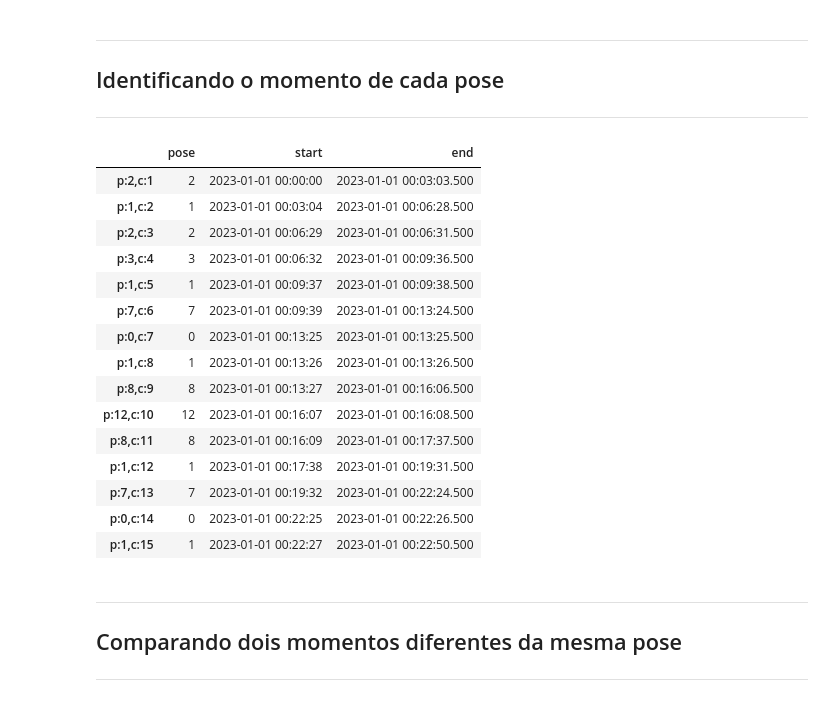
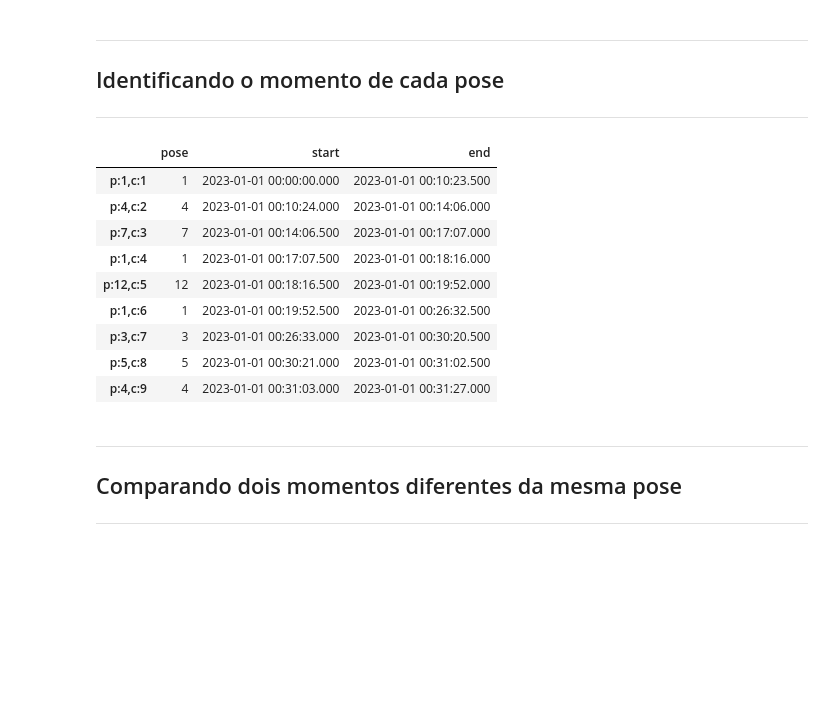
Before and after one commit to Posture-Analytics/SmartChair-ML, a Jupyter notebook: analise_postural.ipynb, the cells around one changed output. Cells and saved outputs as stored; diff of their text form; code cells hidden in the pictures; blank space fills up the shorter version.

```diff
--- a/analise_postural.ipynb
+++ b/analise_postural.ipynb
@@ -57,22 +57,16 @@ for key, df in DFS.items():
     # save the dataframe
     DFS_POSES_DURATIONS[key] = dfs
 # %%
-DFS_POSES_DURATIONS['bru_li']
+DFS_POSES_DURATIONS['lag_li']
 # %% [output]
 |  | pose | start | end |
-| p:2,c:1 | 2 | 2023-01-01 00:00:00 | 2023-01-01 00:03:03.500 |
-| p:1,c:2 | 1 | 2023-01-01 00:03:04 | 2023-01-01 00:06:28.500 |
-| p:2,c:3 | 2 | 2023-01-01 00:06:29 | 2023-01-01 00:06:31.500 |
-| p:3,c:4 | 3 | 2023-01-01 00:06:32 | 2023-01-01 00:09:36.500 |
-| p:1,c:5 | 1 | 2023-01-01 00:09:37 | 2023-01-01 00:09:38.500 |
-| p:7,c:6 | 7 | 2023-01-01 00:09:39 | 2023-01-01 00:13:24.500 |
-| p:0,c:7 | 0 | 2023-01-01 00:13:25 | 2023-01-01 00:13:25.500 |
-| p:1,c:8 | 1 | 2023-01-01 00:13:26 | 2023-01-01 00:13:26.500 |
-| p:8,c:9 | 8 | 2023-01-01 00:13:27 | 2023-01-01 00:16:06.500 |
-| p:12,c:10 | 12 | 2023-01-01 00:16:07 | 2023-01-01 00:16:08.500 |
-| p:8,c:11 | 8 | 2023-01-01 00:16:09 | 2023-01-01 00:17:37.500 |
-| p:1,c:12 | 1 | 2023-01-01 00:17:38 | 2023-01-01 00:19:31.500 |
-| p:7,c:13 | 7 | 2023-01-01 00:19:32 | 2023-01-01 00:22:24.500 |
-| p:0,c:14 | 0 | 2023-01-01 00:22:25 | 2023-01-01 00:22:26.500 |
-| p:1,c:15 | 1 | 2023-01-01 00:22:27 | 2023-01-01 00:22:50.500 |
+| p:1,c:1 | 1 | 2023-01-01 00:00:00.000 | 2023-01-01 00:10:23.500 |
+| p:4,c:2 | 4 | 2023-01-01 00:10:24.000 | 2023-01-01 00:14:06.000 |
+| p:7,c:3 | 7 | 2023-01-01 00:14:06.500 | 2023-01-01 00:17:07.000 |
+| p:1,c:4 | 1 | 2023-01-01 00:17:07.500 | 2023-01-01 00:18:16.000 |
+| p:12,c:5 | 12 | 2023-01-01 00:18:16.500 | 2023-01-01 00:19:52.000 |
+| p:1,c:6 | 1 | 2023-01-01 00:19:52.500 | 2023-01-01 00:26:32.500 |
+| p:3,c:7 | 3 | 2023-01-01 00:26:33.000 | 2023-01-01 00:30:20.500 |
+| p:5,c:8 | 5 | 2023-01-01 00:30:21.000 | 2023-01-01 00:31:02.500 |
+| p:4,c:9 | 4 | 2023-01-01 00:31:03.000 | 2023-01-01 00:31:27.000 |
 # %%
```
Also changed, not shown: parts of 6 cells of this notebook.
